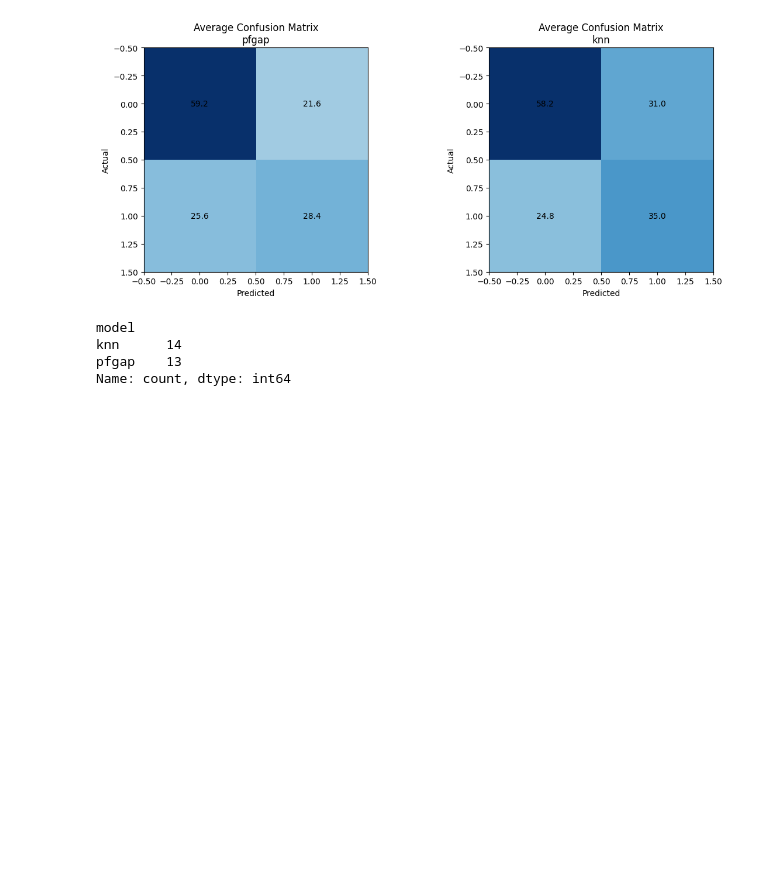
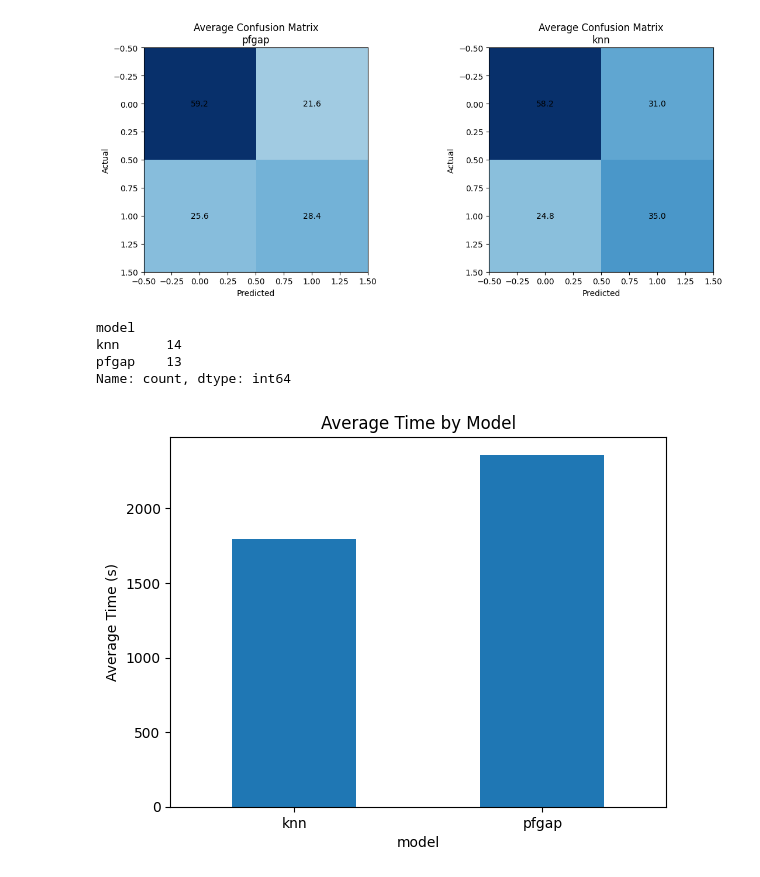
Before and after one commit to KevinMoonLab/PF-GAP, a Jupyter notebook: PFGAP/Manifold/Experiment5/analyze_results.ipynb, the cells around one changed output. Cells and saved outputs as stored; diff of their text form; code cells hidden in the pictures; blank space fills up the shorter version.

```diff
--- a/PFGAP/Manifold/Experiment5/analyze_results.ipynb
+++ b/PFGAP/Manifold/Experiment5/analyze_results.ipynb
@@ -102,3 +102,12 @@ model
 knn      14
 pfgap    13
 Name: count, dtype: int64
+# %%
+# Filter out rows with missing time values
+time_grouped = results.dropna(subset=['time']).groupby('model')['time'].mean()
+
+# Plot average time by model
+time_grouped.plot(kind='bar', ylabel='Average Time (s)', title='Average Time by Model', rot=0)
+plt.show()
+# %% [output]
+[figure, added]
```
Also changed, not shown: parts of 1 cell of this notebook.
